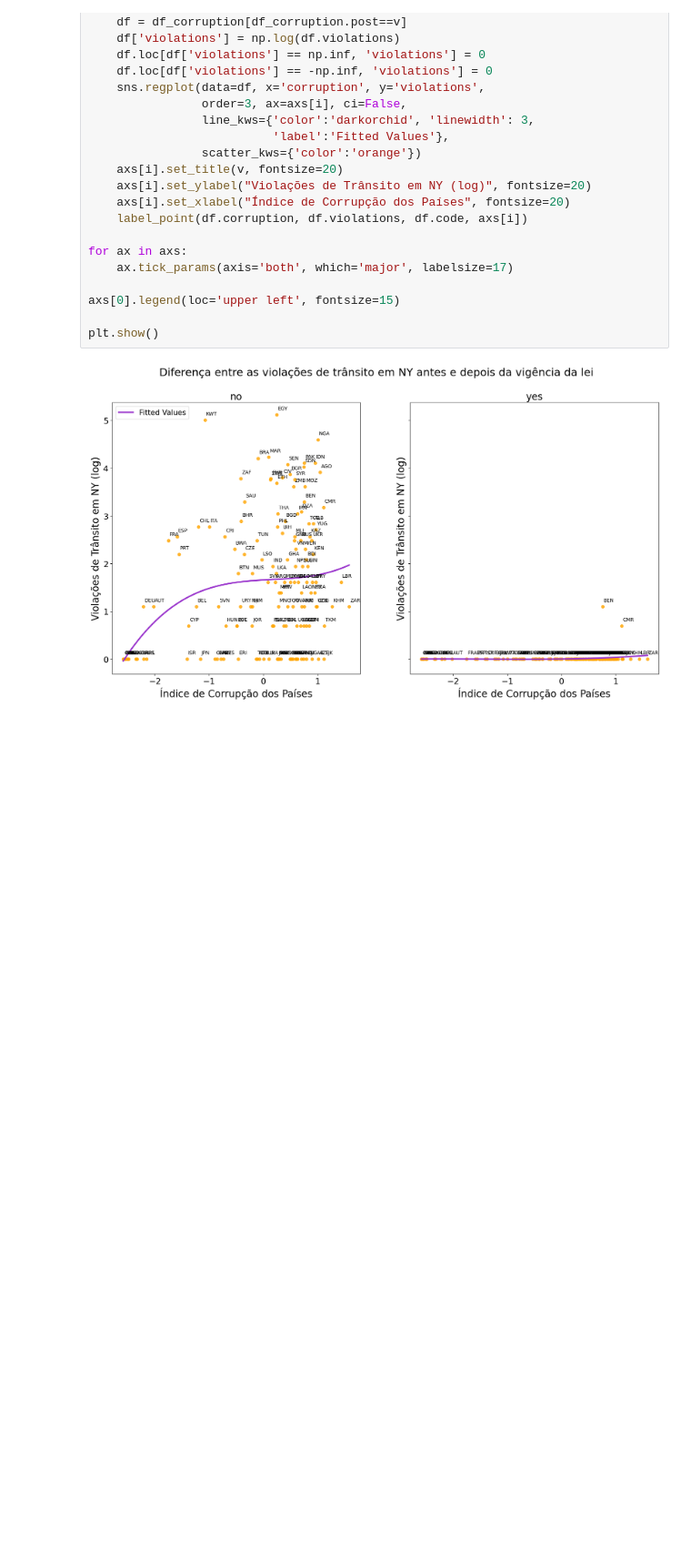
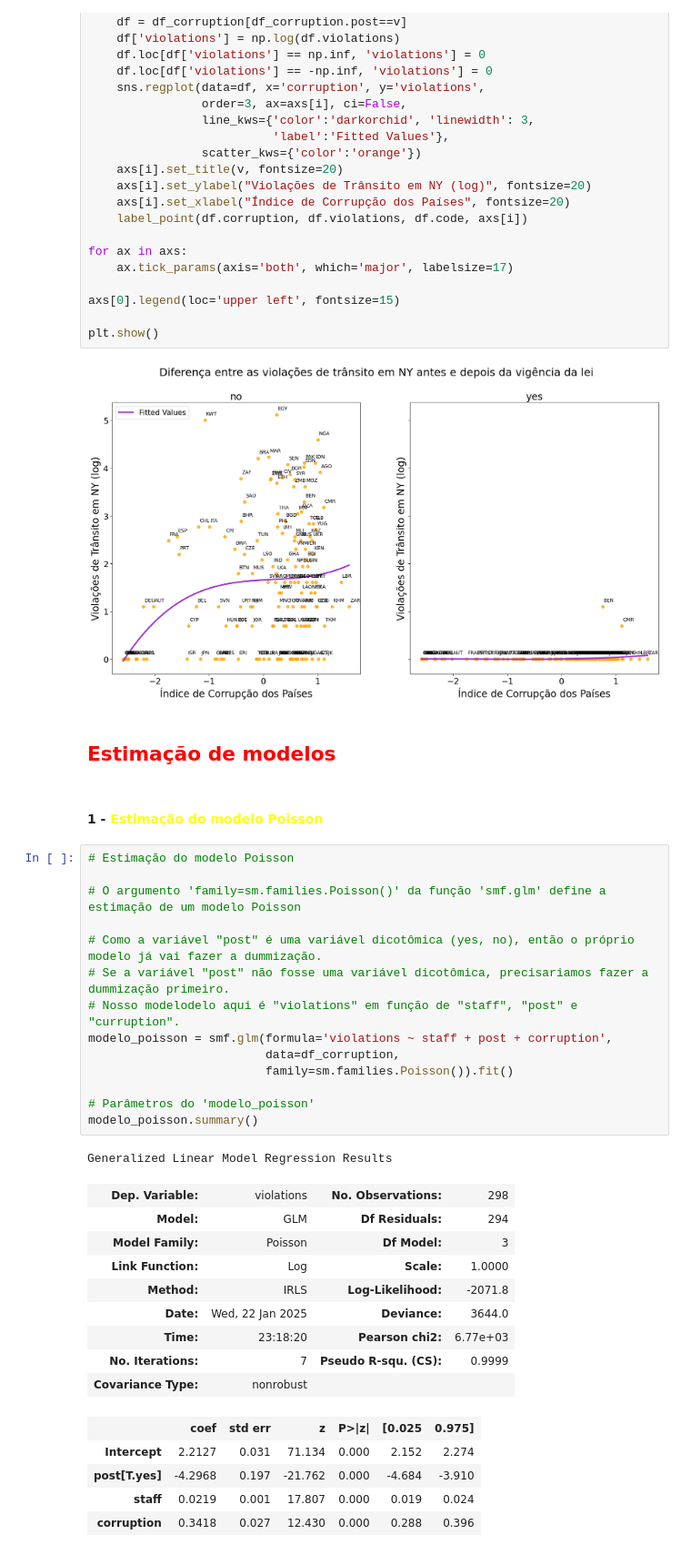
Before and after one commit to DavideDaSilva/Data-Science, a Jupyter notebook: Supervised Machine Learning/Modelos para Dados de Contagem/PredicaoViolacoesTransito.ipynb, the cells around one changed output. Shown at 91% size. Saved outputs shown, nothing was run; the diff lists cells and outputs as text; blank space fills up the shorter version.

Commit message:
#3-Estimação do modelo Poisson

```diff
--- a/Supervised Machine Learning/Modelos para Dados de Contagem/PredicaoViolacoesTransito.ipynb
+++ b/Supervised Machine Learning/Modelos para Dados de Contagem/PredicaoViolacoesTransito.ipynb
@@ -265,3 +265,37 @@ axs[0].legend(loc='upper left', fontsize=15)
 plt.show()
 # %% [output]
 [figure]
+# %% [markdown]
+## <span style="font-family:Comic Sans MS; color:red">**Estimação de modelos**</span>
+# %% [markdown]
+#### 1 - <span style="font-family:Comic Sans MS; color:yellow">**Estimação do modelo Poisson**</span>
+# %%
+# Estimação do modelo Poisson
+
+# O argumento 'family=sm.families.Poisson()' da função 'smf.glm' define a estimação de um modelo Poisson
+
+# Como a variável "post" é uma variável dicotômica (yes, no), então o próprio modelo já vai fazer a dummização.
+# Se a variável "post" não fosse uma variável dicotômica, precisariamos fazer a dummização primeiro.
+# Nosso modelodelo aqui é "violations" em função de "staff", "post" e "curruption".
+modelo_poisson = smf.glm(formula='violations ~ staff + post + corruption',
+                         data=df_corruption,
+                         family=sm.families.Poisson()).fit()
+
+# Parâmetros do 'modelo_poisson'
+modelo_poisson.summary()
+# %% [output]
+Generalized Linear Model Regression Results
+| Dep. Variable: | violations | No. Observations: | 298 |
+| Model: | GLM | Df Residuals: | 294 |
+| Model Family: | Poisson | Df Model: | 3 |
+| Link Function: | Log | Scale: | 1.0000 |
+| Method: | IRLS | Log-Likelihood: | -2071.8 |
+| Date: | Wed, 22 Jan 2025 | Deviance: | 3644.0 |
+| Time: | 23:18:20 | Pearson chi2: | 6.77e+03 |
+| No. Iterations: | 7 | Pseudo R-squ. (CS): | 0.9999 |
+| Covariance Type: | nonrobust |  |  |
+|  | coef | std err | z | P>|z| | [0.025 | 0.975] |
+| Intercept | 2.2127 | 0.031 | 71.134 | 0.000 | 2.152 | 2.274 |
+| post[T.yes] | -4.2968 | 0.197 | -21.762 | 0.000 | -4.684 | -3.910 |
+| staff | 0.0219 | 0.001 | 17.807 | 0.000 | 0.019 | 0.024 |
+| corruption | 0.3418 | 0.027 | 12.430 | 0.000 | 0.288 | 0.396 |
```
